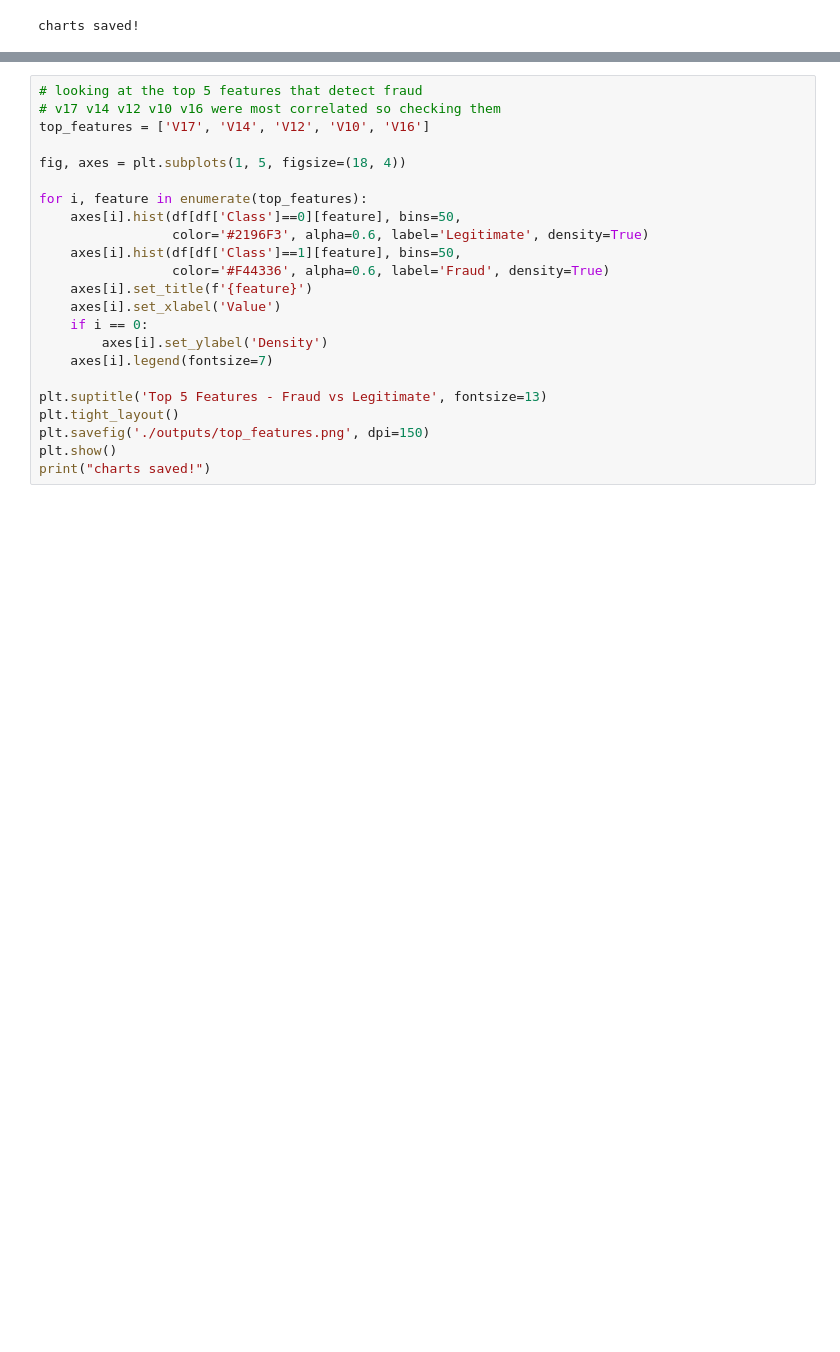
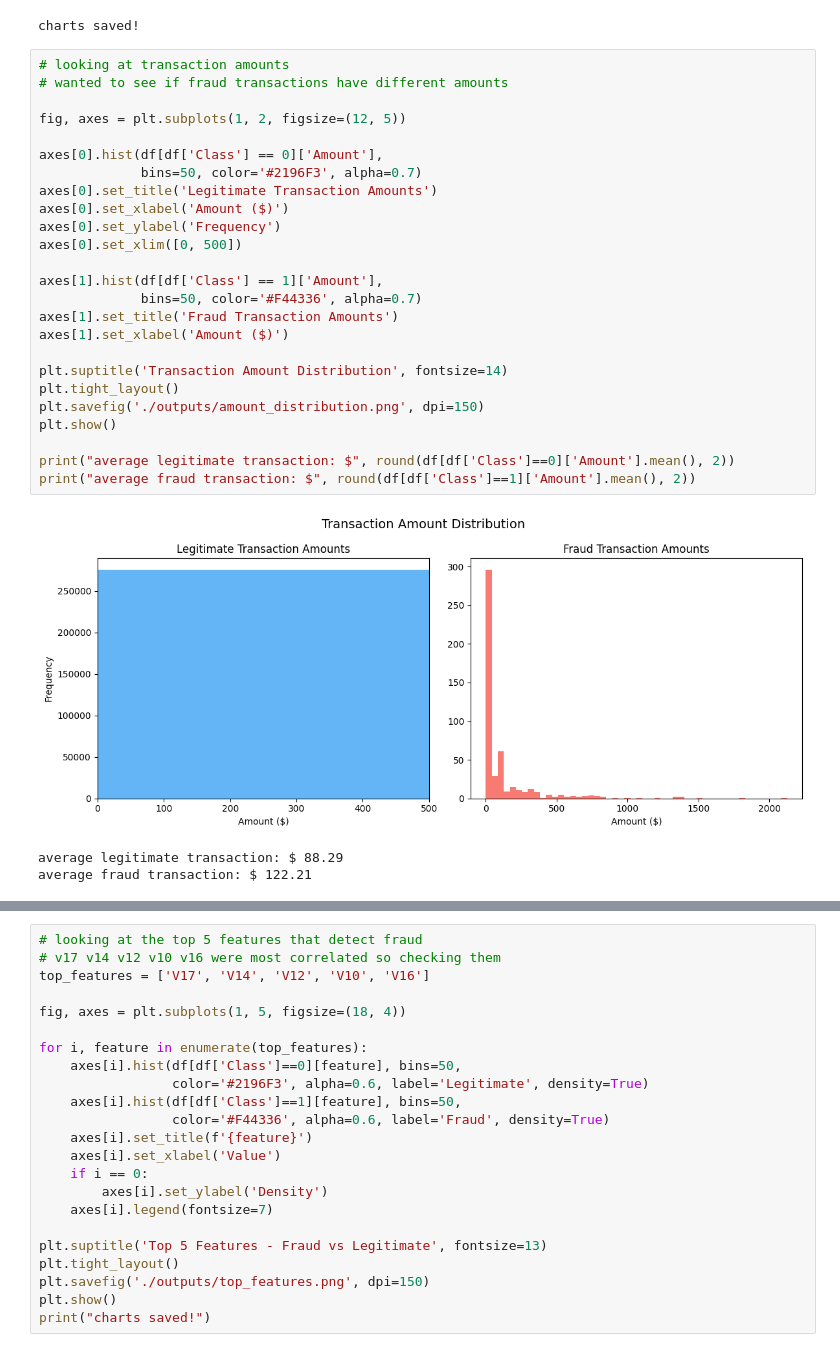
Before and after one commit to jyotheswarnarayana/credit-card-fraud-detection-azureml, a Jupyter notebook: fraud_detection_analysis.ipynb, the cells around one changed output, grey strips where cells are left out. Cells and saved outputs as stored; diff of their text form; blank space fills up the shorter version.

Commit message:
fraud detection analysis

```diff
--- a/fraud_detection_analysis.ipynb
+++ b/fraud_detection_analysis.ipynb
@@ -110,4 +81,33 @@ print("charts saved!")
 # %% [output]
 [figure]
 charts saved!
+# %%
+# looking at transaction amounts
+# wanted to see if fraud transactions have different amounts
+
+fig, axes = plt.subplots(1, 2, figsize=(12, 5))
+
+axes[0].hist(df[df['Class'] == 0]['Amount'],
+             bins=50, color='#2196F3', alpha=0.7)
+axes[0].set_title('Legitimate Transaction Amounts')
+axes[0].set_xlabel('Amount ($)')
+axes[0].set_ylabel('Frequency')
+axes[0].set_xlim([0, 500])
+
+axes[1].hist(df[df['Class'] == 1]['Amount'],
+             bins=50, color='#F44336', alpha=0.7)
+axes[1].set_title('Fraud Transaction Amounts')
+axes[1].set_xlabel('Amount ($)')
+
+plt.suptitle('Transaction Amount Distribution', fontsize=14)
+plt.tight_layout()
+plt.savefig('./outputs/amount_distribution.png', dpi=150)
+plt.show()
+
+print("average legitimate transaction: $", round(df[df['Class']==0]['Amount'].mean(), 2))
+print("average fraud transaction: $", round(df[df['Class']==1]['Amount'].mean(), 2))
+# %% [output]
+[figure, added]
+average legitimate transaction: $ 88.29
+average fraud transaction: $ 122.21
 # %%
```
Also changed, not shown: parts of 5 cells of this notebook, 3 other files.
